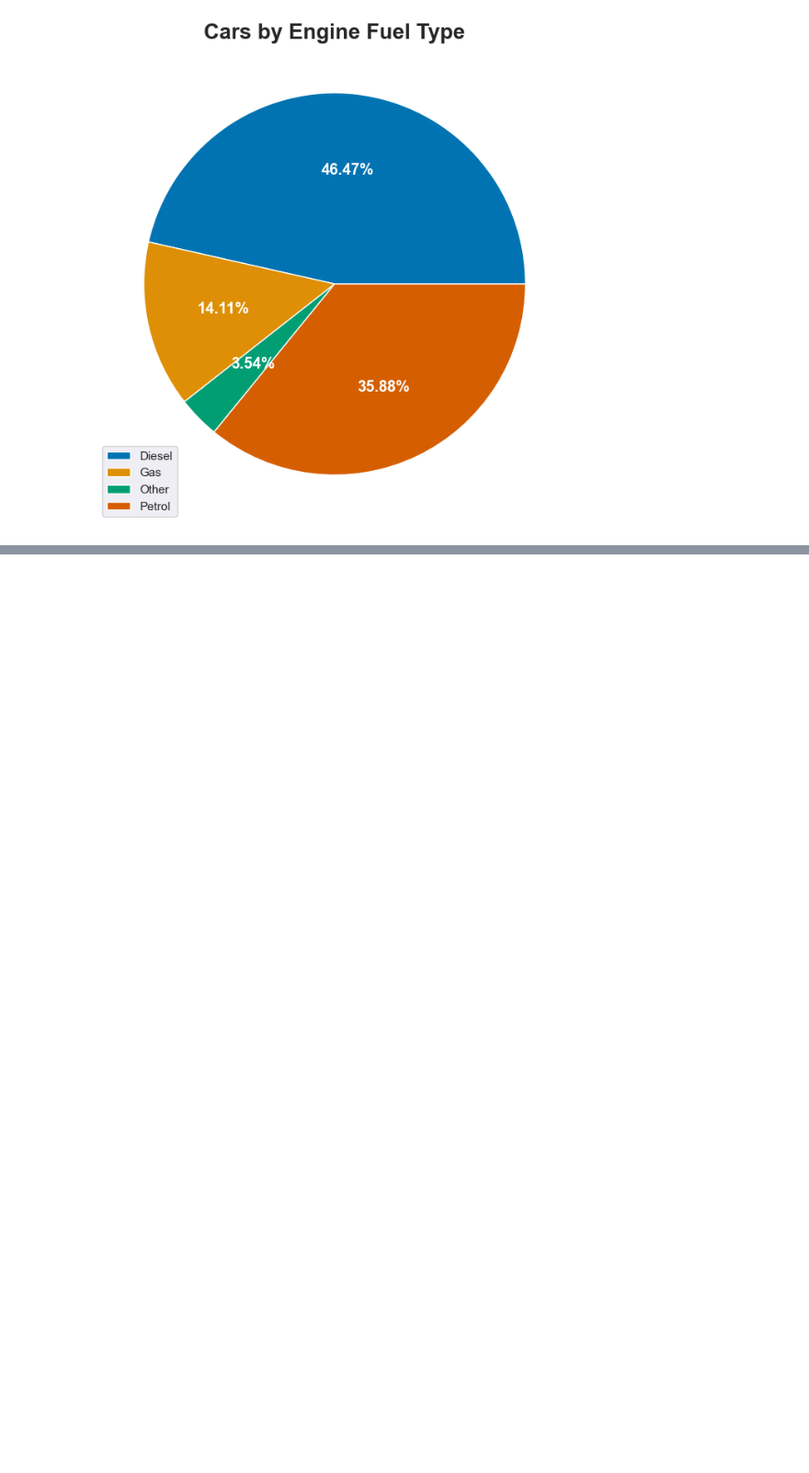
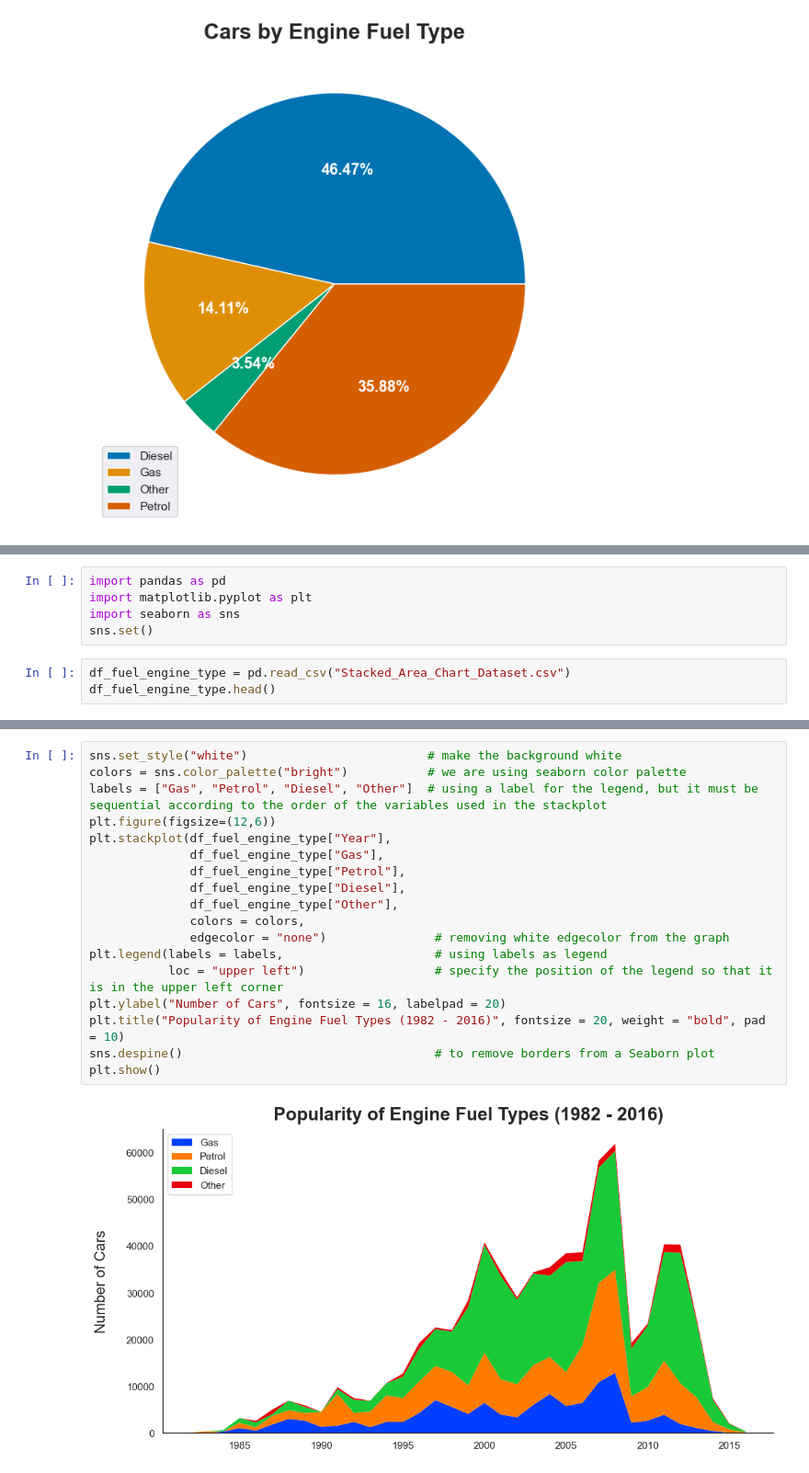
Before and after one commit to withraja/Data-Visualization-Tutorial, a Jupyter notebook: DataViz.ipynb, the cells around one changed output, grey strips where cells are left out. Shown at 92% size. Saved outputs shown, nothing was run; the diff lists cells and outputs as text; blank space fills up the shorter version.

Commit message:
Stacked Area Chart

```diff
--- a/DataViz.ipynb
+++ b/DataViz.ipynb
@@ -196,0 +209,8 @@ plt.show()
+# %%
+import pandas as pd
+import matplotlib.pyplot as plt
+import seaborn as sns
+sns.set()
+# %%
+df_fuel_engine_type = pd.read_csv("Stacked_Area_Chart_Dataset.csv")
+df_fuel_engine_type.head()
@@ -196,0 +224,20 @@ plt.show()
+# %%
+sns.set_style("white")                         # make the background white
+colors = sns.color_palette("bright")           # we are using seaborn color palette
+labels = ["Gas", "Petrol", "Diesel", "Other"]  # using a label for the legend, but it must be sequential according to the order of the variables used in the stackplot
+plt.figure(figsize=(12,6))
+plt.stackplot(df_fuel_engine_type["Year"],
+              df_fuel_engine_type["Gas"],
+              df_fuel_engine_type["Petrol"],
+              df_fuel_engine_type["Diesel"],
+              df_fuel_engine_type["Other"],
+              colors = colors,
+              edgecolor = "none")               # removing white edgecolor from the graph
+plt.legend(labels = labels,                     # using labels as legend
+           loc = "upper left")                  # specify the position of the legend so that it is in the upper left corner
+plt.ylabel("Number of Cars", fontsize = 16, labelpad = 20)
+plt.title("Popularity of Engine Fuel Types (1982 - 2016)", fontsize = 20, weight = "bold", pad = 10)
+sns.despine()                                   # to remove borders from a Seaborn plot
+plt.show()
+# %% [output]
+[figure, added]
```
Also changed, not shown: parts of 17 cells of this notebook.
